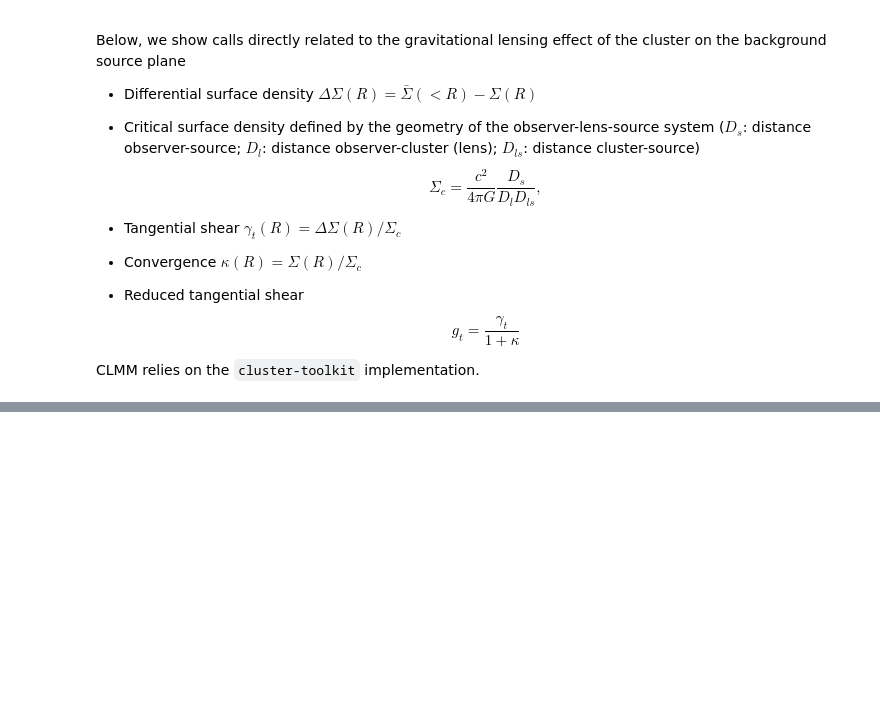
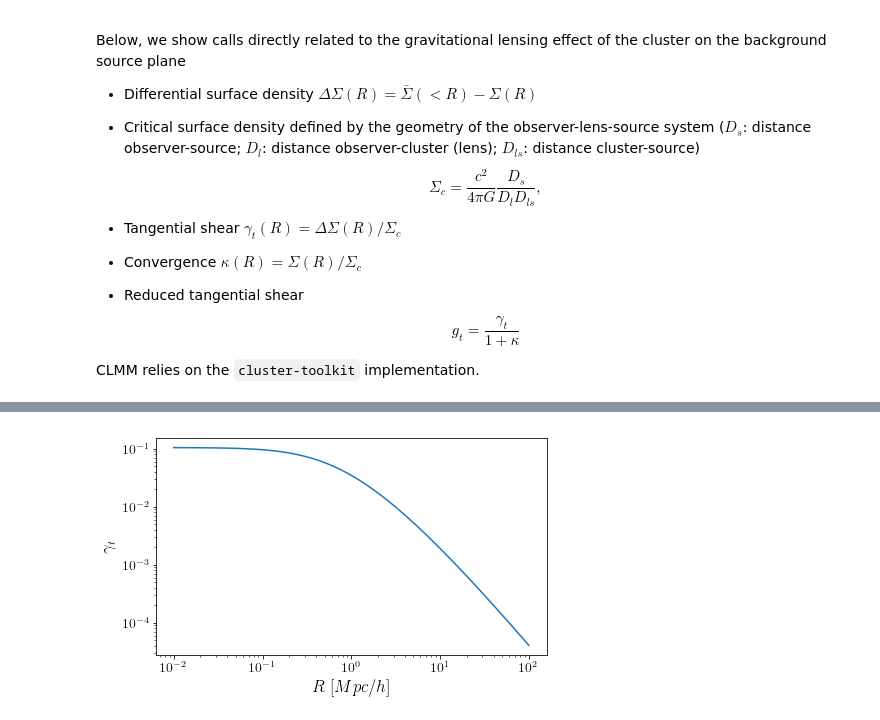
Before and after one commit to tguillemLSST/CLMM, a Jupyter notebook: examples/modeling_demo.ipynb, the cells around one changed output, grey strips where cells are left out. Saved outputs shown, nothing was run; the diff lists cells and outputs as text; code cells hidden in the pictures; blank space fills up the shorter version.

```diff
--- a/examples/modeling_demo.ipynb
+++ b/examples/modeling_demo.ipynb
@@ -94,7 +119,15 @@ print('Sigma_c =' , Sigmac, 'M_sun h/pc^2')
 # %%
-gammat = m.predict_tangential_shear(r_proj, mdelta=cluster_mass, cdelta=cluster_concentration, z_cluster=z_cl,
-                                    z_source=z_source, cosmo=cosmo, delta_mdef=mass_Delta,
+gammat = m.predict_tangential_shear(r_proj,
+                                    mdelta=cluster_mass,
+                                    cdelta=cluster_concentration,
+                                    z_cluster=z_cl,
+                                    z_source=z_source,
+                                    cosmo=cosmo,
+                                    delta_mdef=mass_Delta,
                                     halo_profile_model=density_profile_parametrization,
                                     z_src_model='single_plane')
+
 plot_profile_proj(r_proj, gammat, '$\\gamma_t$')
+# %% [output]
+[figure, added]
 # %%
```
Also changed, not shown: parts of 6 cells of this notebook.
